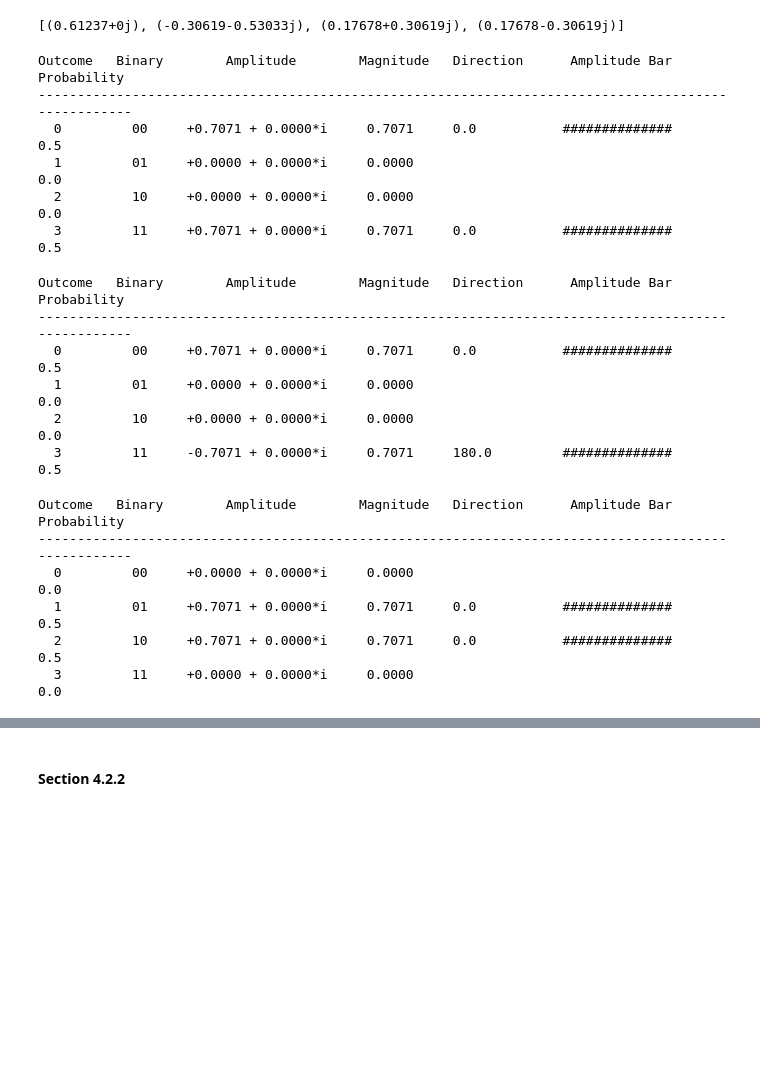
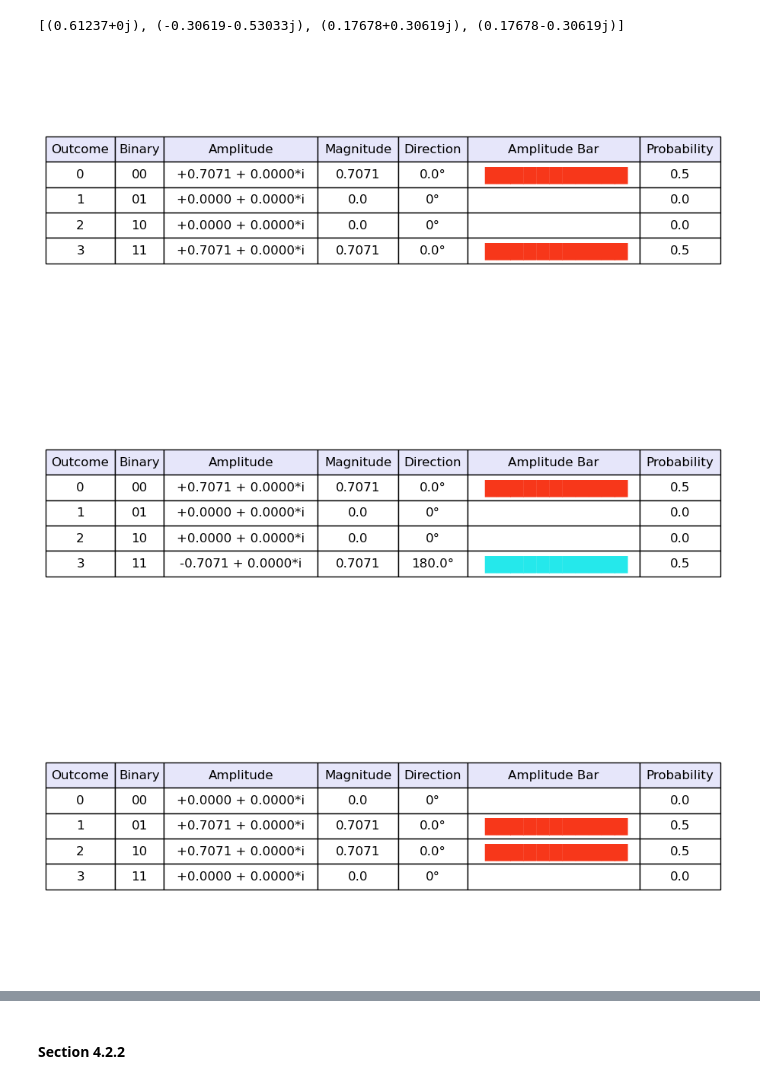
Before and after one commit to QuState/cqc_code, a Jupyter notebook: src/ch04/ch04_output.ipynb, the cells around one changed output, grey strips where cells are left out. Cells and saved outputs as stored; diff of their text form; code cells hidden in the pictures; blank space fills up the shorter version.

```diff
--- a/src/ch04/ch04_output.ipynb
+++ b/src/ch04/ch04_output.ipynb
@@ -81,34 +85,19 @@ bell_state1 = [sqrt(0.5), 0.0, 0.0, sqrt(0.5)]
 
 bell_state2 = [sqrt(0.5), 0.0, 0.0, -sqrt(0.5)]
 # %%
-print_state_table(bell_state1)
+show_state_table(bell_state1)
 # %% [output]
-Outcome   Binary        Amplitude        Magnitude   Direction      Amplitude Bar         Probability
-----------------------------------------------------------------------------------------------------
-  0         00     +0.7071 + 0.0000*i     0.7071     0.0           ##############           0.5
-  1         01     +0.0000 + 0.0000*i     0.0000                                            0.0
-  2         10     +0.0000 + 0.0000*i     0.0000                                            0.0
-  3         11     +0.7071 + 0.0000*i     0.7071     0.0           ##############           0.5
+[figure, added]
 # %%
-print_state_table(bell_state2)
+show_state_table(bell_state2)
 # %% [output]
-Outcome   Binary        Amplitude        Magnitude   Direction      Amplitude Bar         Probability
-----------------------------------------------------------------------------------------------------
-  0         00     +0.7071 + 0.0000*i     0.7071     0.0           ##############           0.5
-  1         01     +0.0000 + 0.0000*i     0.0000                                            0.0
-  2         10     +0.0000 + 0.0000*i     0.0000                                            0.0
-  3         11     -0.7071 + 0.0000*i     0.7071     180.0         ##############           0.5
+[figure, added]
 # %%
 bell_state3 = [0.0, sqrt(0.5), sqrt(0.5), 0.0]
 
 bell_state4 = [0.0, sqrt(0.5), -sqrt(0.5), 0.0]
 # %%
-print_state_table(bell_state3)
+show_state_table(bell_state3)
 # %% [output]
-Outcome   Binary        Amplitude        Magnitude   Direction      Amplitude Bar         Probability
-----------------------------------------------------------------------------------------------------
-  0         00     +0.0000 + 0.0000*i     0.0000                                            0.0
-  1         01     +0.7071 + 0.0000*i     0.7071     0.0           ##############           0.5
-  2         10     +0.7071 + 0.0000*i     0.7071     0.0           ##############           0.5
-  3         11     +0.0000 + 0.0000*i     0.0000                                            0.0
+[figure, added]
 # %%
```
Also changed, not shown: parts of 11 cells of this notebook, 15 other files.
